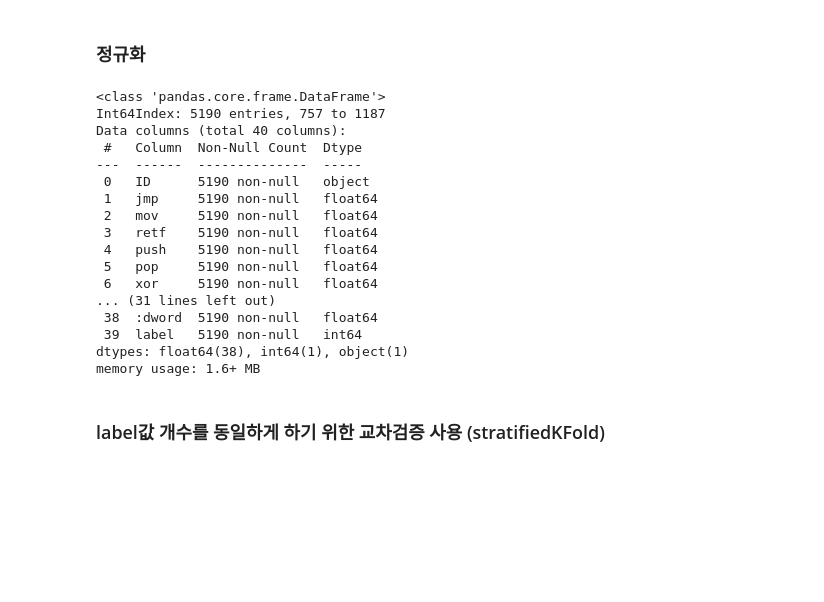
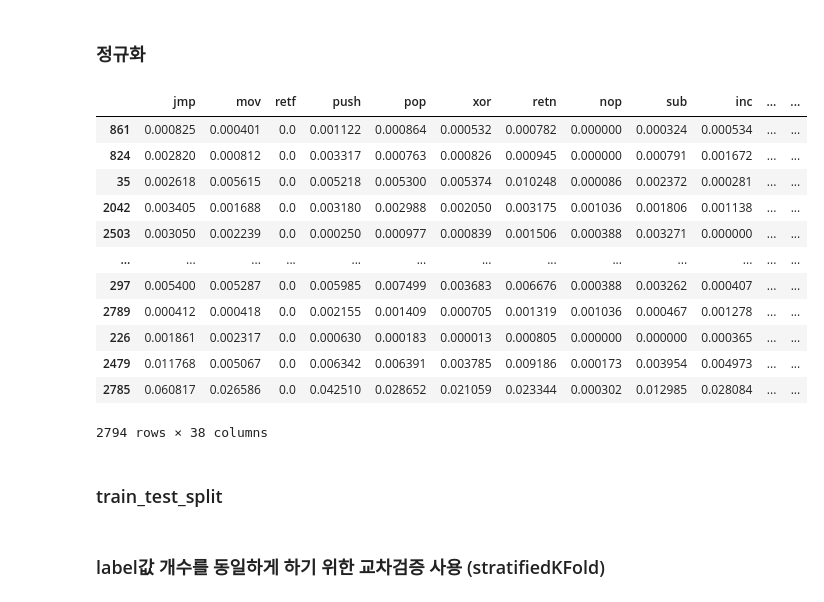
Before and after one commit to simata98/2022_ML_DL, a Jupyter notebook: malware_detection/malware_detection_tree기반.ipynb, the cells around one changed output. Cells and saved outputs as stored; diff of their text form; code cells hidden in the pictures; blank space fills up the shorter version.

```diff
--- a/malware_detection/malware_detection_tree기반.ipynb
+++ b/malware_detection/malware_detection_tree기반.ipynb
@@ -172,26 +86,23 @@ full_shuffled_df
 # %%
 from sklearn.preprocessing import MinMaxScaler
 scaler = MinMaxScaler()
 NORMALIZE_VALID_COLUMNS = [ 'jmp', 'mov', 'retf', 'push', 'pop', 'xor', 'retn', 'nop', 'sub', 'inc', 'dec', 'add','imul', 'xchg', 'or', 'shr', 'cmp', 'call', 'shl', 'ror', 'rol', 'jnb','jz','rtn','lea','movzx', 'edx','esi','eax','ebx','ecx','edi','ebp','esp','eip', '.dll', 'std::', ':dword']
 
 full_shuffled_df[NORMALIZE_VALID_COLUMNS] = scaler.fit_transform(full_shuffled_df[NORMALIZE_VALID_COLUMNS])
 full_shuffled_df[NORMALIZE_VALID_COLUMNS].astype('float')
-full_shuffled_df.info()
 # %% [output]
+|  | jmp | mov | retf | push | pop | xor | retn | nop | sub | inc | ... | ... |
+| 861 | 0.000825 | 0.000401 | 0.0 | 0.001122 | 0.000864 | 0.000532 | 0.000782 | 0.000000 | 0.000324 | 0.000534 | ... | ... |
+| 824 | 0.002820 | 0.000812 | 0.0 | 0.003317 | 0.000763 | 0.000826 | 0.000945 | 0.000000 | 0.000791 | 0.001672 | ... | ... |
+| 35 | 0.002618 | 0.005615 | 0.0 | 0.005218 | 0.005300 | 0.005374 | 0.010248 | 0.000086 | 0.002372 | 0.000281 | ... | ... |
+| 2042 | 0.003405 | 0.001688 | 0.0 | 0.003180 | 0.002988 | 0.002050 | 0.003175 | 0.001036 | 0.001806 | 0.001138 | ... | ... |
+| 2503 | 0.003050 | 0.002239 | 0.0 | 0.000250 | 0.000977 | 0.000839 | 0.001506 | 0.000388 | 0.003271 | 0.000000 | ... | ... |
+| ... | ... | ... | ... | ... | ... | ... | ... | ... | ... | ... | ... | ... |
+| 297 | 0.005400 | 0.005287 | 0.0 | 0.005985 | 0.007499 | 0.003683 | 0.006676 | 0.000388 | 0.003262 | 0.000407 | ... | ... |
+| 2789 | 0.000412 | 0.000418 | 0.0 | 0.002155 | 0.001409 | 0.000705 | 0.001319 | 0.001036 | 0.000467 | 0.001278 | ... | ... |
+| 226 | 0.001861 | 0.002317 | 0.0 | 0.000630 | 0.000183 | 0.000013 | 0.000805 | 0.000000 | 0.000000 | 0.000365 | ... | ... |
+| 2479 | 0.011768 | 0.005067 | 0.0 | 0.006342 | 0.006391 | 0.003785 | 0.009186 | 0.000173 | 0.003954 | 0.004973 | ... | ... |
+| 2785 | 0.060817 | 0.026586 | 0.0 | 0.042510 | 0.028652 | 0.021059 | 0.023344 | 0.000302 | 0.012985 | 0.028084 | ... | ... |
-<class 'pandas.core.frame.DataFrame'>
-Int64Index: 5190 entries, 757 to 1187
-Data columns (total 40 columns):
- #   Column  Non-Null Count  Dtype
----  ------  --------------  -----
- 0   ID      5190 non-null   object
- 1   jmp     5190 non-null   float64
- 2   mov     5190 non-null   float64
- 3   retf    5190 non-null   float64
- 4   push    5190 non-null   float64
- 5   pop     5190 non-null   float64
- 6   xor     5190 non-null   float64
-... (31 lines left out)
- 38  :dword  5190 non-null   float64
- 39  label   5190 non-null   int64
-dtypes: float64(38), int64(1), object(1)
-memory usage: 1.6+ MB
+2794 rows × 38 columns
+# %% [markdown]
+### train_test_split
```
Also changed, not shown: parts of 24 cells of this notebook, 1 other file.
